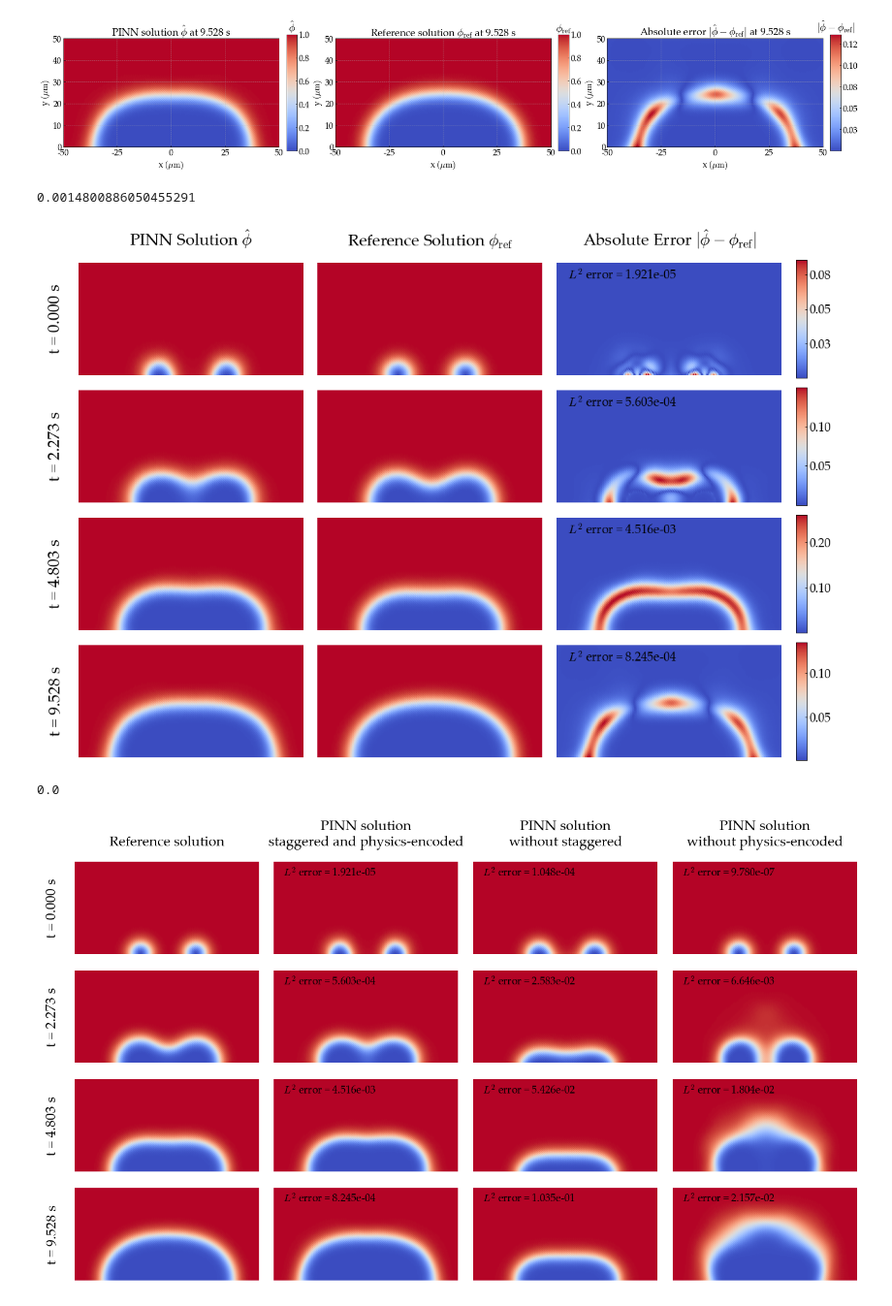
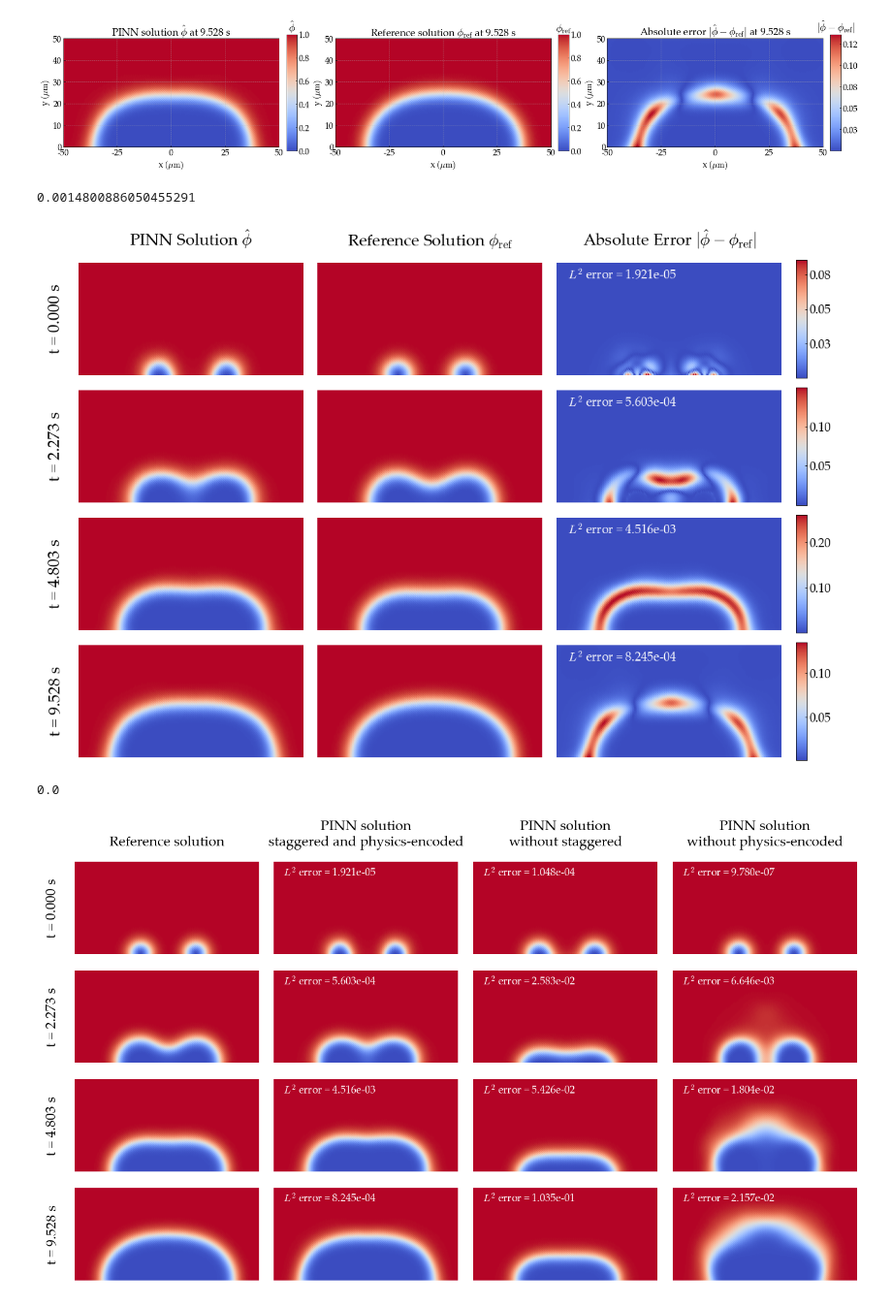
Before and after one commit to NanxiiChen/sharp-pinns, a Jupyter notebook: eval-2pits.ipynb, the cells around one changed output. Shown at 97% size. Saved outputs shown, nothing was run; the diff lists cells and outputs as text; code cells hidden in the pictures.

```diff
--- a/eval-2pits.ipynb
+++ b/eval-2pits.ipynb
@@ -498,7 +498,8 @@ for idx, tic in enumerate(ts):
     ax.set_axis_off()
 
     ax.text(0.05, 0.95, f"$L^2$ error = {np.mean(diff**2):.3e}", fontsize=18,
-            verticalalignment='top', horizontalalignment='left', transform=ax.transAxes)
+            verticalalignment='top', horizontalalignment='left', transform=ax.transAxes,
+           color="white")
 
     mse += np.mean(diff**2)
     ax_bar = fig.add_subplot(gs[idx+1, 4])
@@ -509,12 +510,12 @@ for idx, tic in enumerate(ts):
     # pos = ax_bar.get_position()
     # ax_bar.set_position([pos.x0 - 0.015, pos.y0, pos.width, pos.height])
 plt.subplots_adjust(wspace=0.1, hspace=0.1)
-plt.savefig("figures/2d-2pits-phi-fields.png", dpi=300, bbox_inches='tight')
+# plt.savefig("figures/2d-2pits-phi-fields.png", dpi=300, bbox_inches='tight')
 mse /= len(ts)
 print(mse)
 # %% [output]
 0.0014800886050455291
-[figure, old version]
+[figure, new version]
 # %%
 rc.update(configs)
 
@@ -573,7 +574,8 @@ for idx, tic in enumerate(ts):
     ax.set_axis_off()
     diff = np.abs(truth[:, 0] - sol[:, 0])
     ax.text(0.05, 0.95, f"$L^2$ error = {np.mean(diff**2):.3e}", fontsize=18,
-            verticalalignment='top', horizontalalignment='left', transform=ax.transAxes)
+            verticalalignment='top', horizontalalignment='left', transform=ax.transAxes,
+           color="white")
 
 
     geotime = torch.cat([mesh_tensor, tic_tensor], dim=1).to(net_no_encoded.device)
@@ -587,34 +589,36 @@ for idx, tic in enumerate(ts):
     ax.set(
         aspect='equal',
         xlim=(-0.5, 0.5), ylim=(0, 0.5),
     )
     ax.set_axis_off()
     diff = np.abs(truth[:, 0] - sol[:, 0])
     ax.text(0.05, 0.95, f"$L^2$ error = {np.mean(diff**2):.3e}", fontsize=18,
-            verticalalignment='top', horizontalalignment='left', transform=ax.transAxes)
+            verticalalignment='top', horizontalalignment='left', transform=ax.transAxes,
+           color="white")
 
     geotime = torch.cat([mesh_tensor, tic_tensor], dim=1).to(net_no_stagger.device)
     with torch.no_grad():
         sol = net_no_stagger(geotime).cpu().detach().numpy()
     ax = fig.add_subplot(gs[idx+1, 3])
     ax.scatter(mesh_points[:, 0], mesh_points[:, 1], c=sol[:, 0], cmap='coolwarm',)
     ax.xaxis.set_major_formatter(plt.FuncFormatter(lambda x, pos: f'{x*1e2:.0f}'))
     ax.yaxis.set_major_formatter(plt.FuncFormatter(lambda x, pos: f'{x*1e2:.0f}'))
     ax.xaxis.set_major_locator(plt.MultipleLocator(0.25))
     ax.set(
         aspect='equal',
         xlim=(-0.5, 0.5), ylim=(0, 0.5),
     )
     ax.set_axis_off()
     diff = np.abs(truth[:, 0] - sol[:, 0])
     ax.text(0.05, 0.95, f"$L^2$ error = {np.mean(diff**2):.3e}", fontsize=18,
-            verticalalignment='top', horizontalalignment='left', transform=ax.transAxes)
+            verticalalignment='top', horizontalalignment='left', transform=ax.transAxes,
+           color="white")
 
 
 plt.subplots_adjust(wspace=0.1, hspace=0.1)
-plt.savefig("figures/2d-2pits-phi-fields-comparison.png", dpi=300, bbox_inches='tight')
+# plt.savefig("figures/2d-2pits-phi-fields-comparison.png", dpi=300, bbox_inches='tight')
 mse /= len(ts)
 print(mse)
 # %% [output]
 0.0
-[figure, old version]
+[figure, new version]
```
Also changed, not shown: 6 other files.
